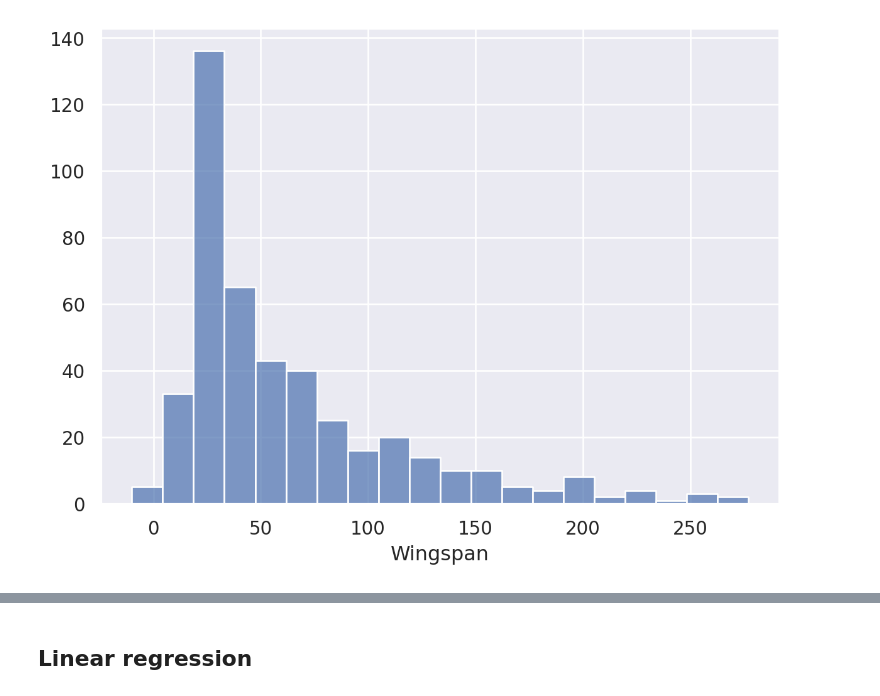
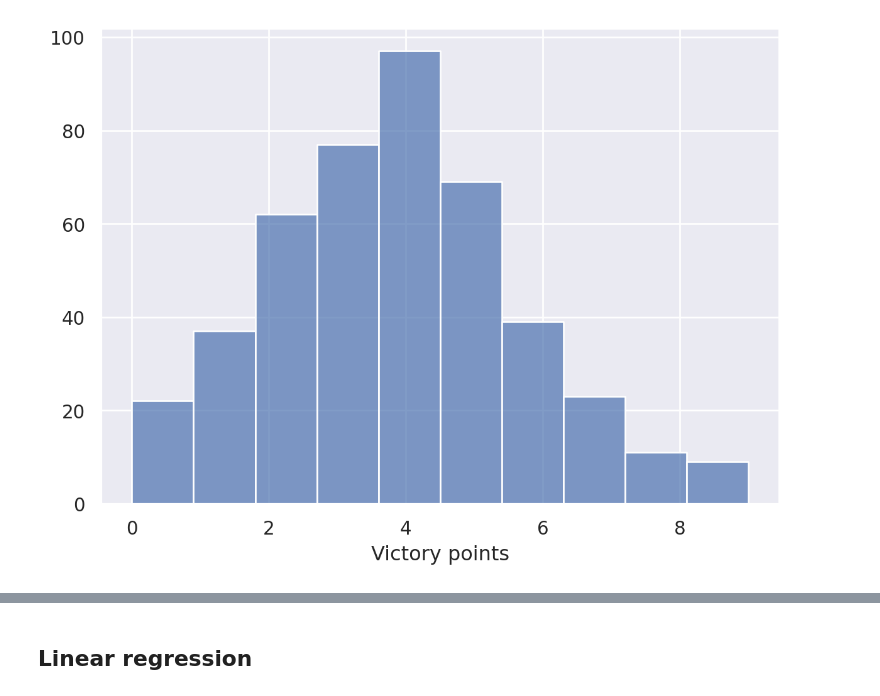
Before and after one commit to malinowska-julka/rybki, a Jupyter notebook: ptaki_regression.ipynb, the cells around one changed output, grey strips where cells are left out. Saved outputs shown, nothing was run; the diff lists cells and outputs as text; code cells hidden in the pictures.

```diff
--- a/ptaki_regression.ipynb
+++ b/ptaki_regression.ipynb
@@ -5,7 +7,7 @@ import matplotlib.pyplot as plt
 # %%
 ptaki_df = pd.read_json('data/master.json')
 names = ptaki_df["Common name"]
-ptaki_df = ptaki_df.drop(["id","rulings","Expansion","additionalRulings", "Scientific name", "Common name", "Forest",
+ptaki_df = ptaki_df.drop(["id","rulings","Expansion","additionalRulings", "Scientific name",  "Forest", "Flocking",
     "Grassland",
     "Wetland","Power text", "Note","Anatomist",
     "Cartographer",
@@ -69,0 +41,4 @@ sns.pairplot(data=pow_is, hue="Victory points")
+# %%
+ptaki_df["PowerCategory"] = ptaki_df["PowerCategory"].apply(lambda x: x if x not in {"Hunting and fishing", "Hunting and Fishing"} else "Hunting/Fishing")
+ptaki_df["PowerCategory"] = ptaki_df["PowerCategory"].apply(lambda x: x if x != "Tucking" else "Flocking")
+ptaki_df.groupby(["PowerCategory"]).size()
@@ -70,10 +67,8 @@ sns.pairplot(data=pow_is, hue="Victory points")
 # %%
 import seaborn.objects as so
 
-#ptaki_df[["Common name","Wingspan"]].loc[ptaki_df["Wingspan"] == '*']
-
-ptaki_df["Wingspan"] = ptaki_df["Wingspan"].apply(lambda x: float(x) if x != "*" else -10)
-p = so.Plot(ptaki_df, "Wingspan")
-p.add(so.Bars(), so.Hist(bins =20))
+ptaki_df["Victory points"] = ptaki_df["Victory points"].apply(lambda x: float(x))
+p = so.Plot(ptaki_df, "Victory points")
+p.add(so.Bars(), so.Hist(bins=10))
 # %% [output]
-[figure, old version]
+[figure, new version]
```
Also changed, not shown: parts of 17 cells of this notebook, 2 other files.
